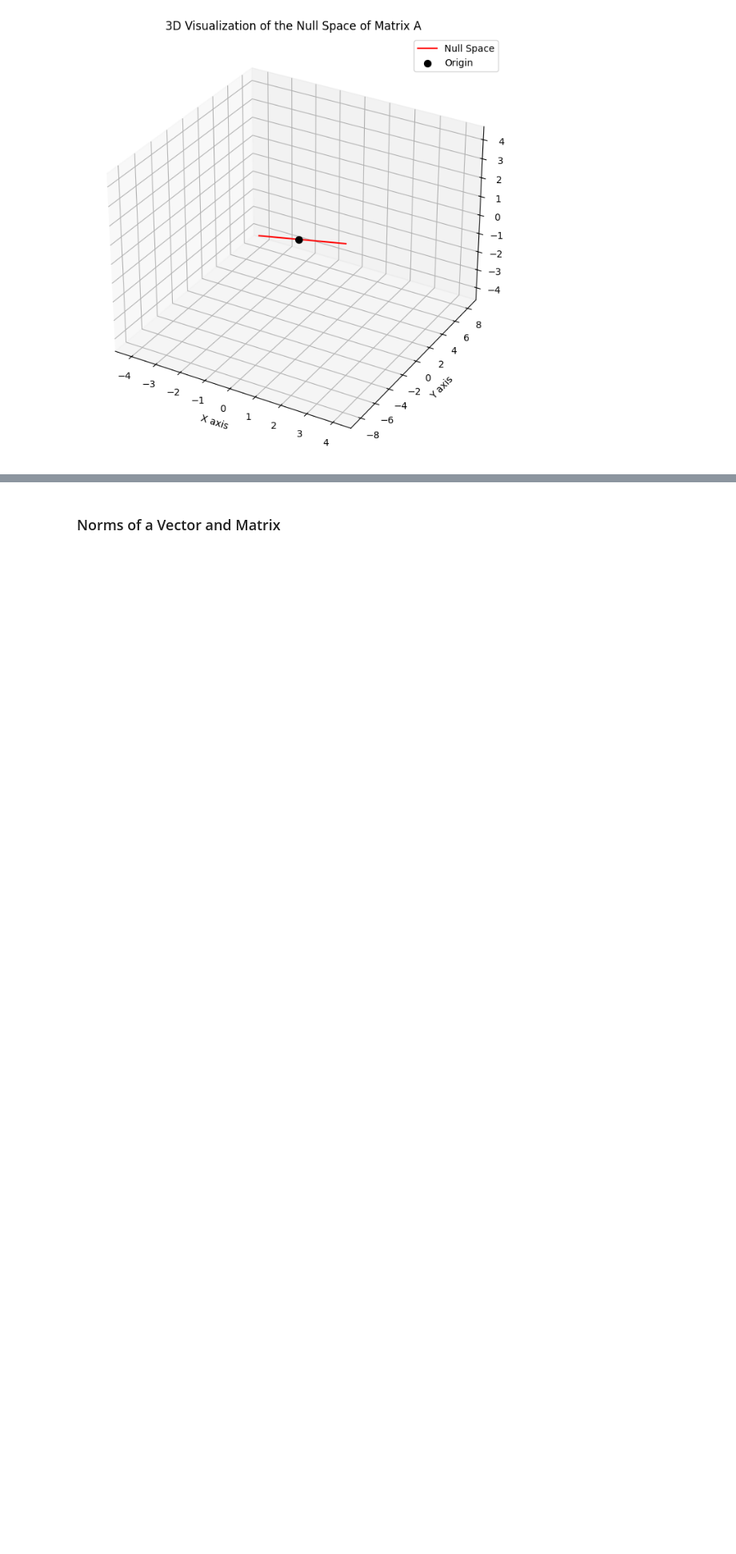
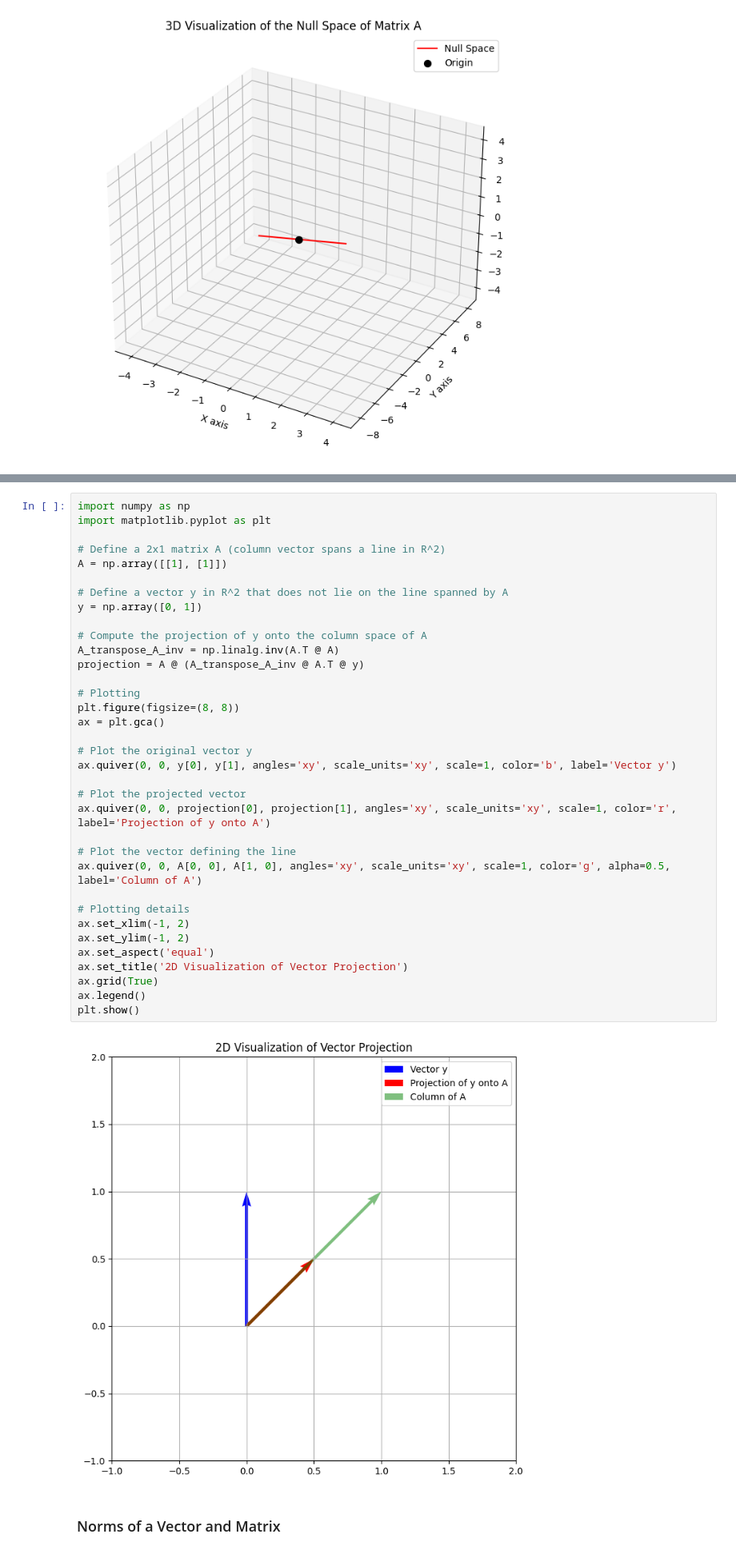
Before and after one commit to hucarlos08/GEO-ML, a Jupyter notebook: Lessons/Basics.ipynb, the cells around one changed output, grey strips where cells are left out. Shown at 80% size. Cells and saved outputs as stored; diff of their text form; blank space fills up the shorter version.

```diff
--- a/Lessons/Basics.ipynb
+++ b/Lessons/Basics.ipynb
@@ -405,3 +433,40 @@ plt.show()
+# %%
+import numpy as np
+import matplotlib.pyplot as plt
+
+# Define a 2x1 matrix A (column vector spans a line in R^2)
+A = np.array([[1], [1]])
+
+# Define a vector y in R^2 that does not lie on the line spanned by A
+y = np.array([0, 1])
+
+# Compute the projection of y onto the column space of A
+A_transpose_A_inv = np.linalg.inv(A.T @ A)
+projection = A @ (A_transpose_A_inv @ A.T @ y)
+
+# Plotting
+plt.figure(figsize=(8, 8))
+ax = plt.gca()
+
+# Plot the original vector y
+ax.quiver(0, 0, y[0], y[1], angles='xy', scale_units='xy', scale=1, color='b', label='Vector y')
+
+# Plot the projected vector
+ax.quiver(0, 0, projection[0], projection[1], angles='xy', scale_units='xy', scale=1, color='r', label='Projection of y onto A')
+
+# Plot the vector defining the line
+ax.quiver(0, 0, A[0, 0], A[1, 0], angles='xy', scale_units='xy', scale=1, color='g', alpha=0.5, label='Column of A')
+
+# Plotting details
+ax.set_xlim(-1, 2)
+ax.set_ylim(-1, 2)
+ax.set_aspect('equal')
+ax.set_title('2D Visualization of Vector Projection')
+ax.grid(True)
+ax.legend()
+plt.show()
+# %% [output]
+[figure, added]
 # %% [markdown]
 ### Norms of a Vector and Matrix
 # %% [markdown]
```
Also changed, not shown: parts of 6 cells of this notebook.
